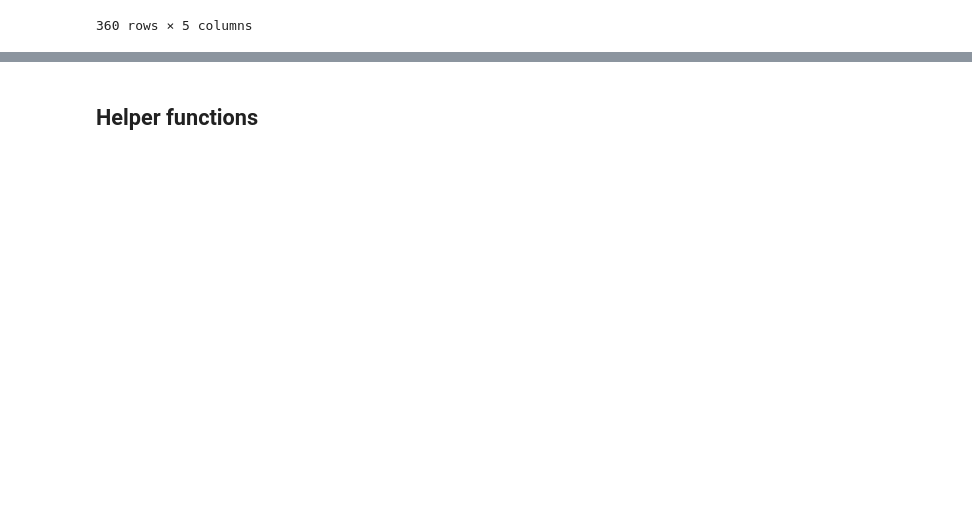
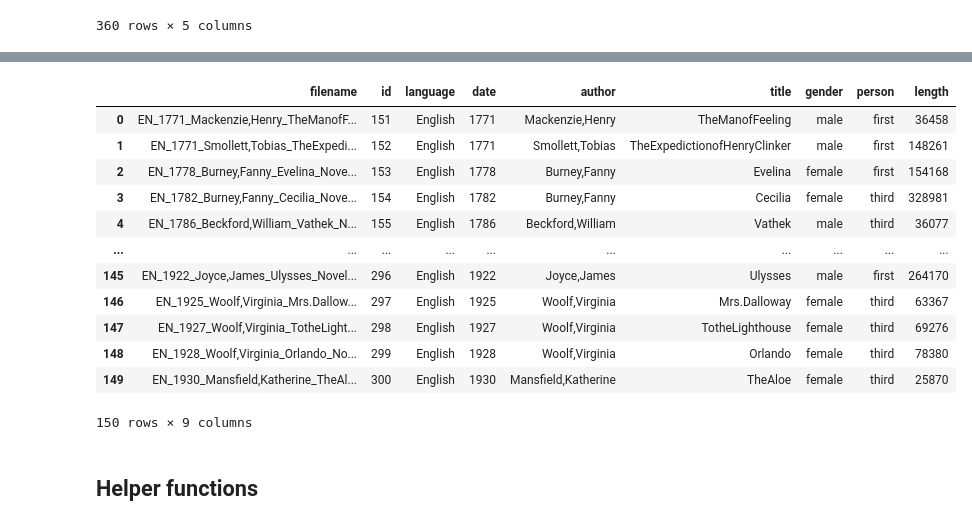
Before and after one commit to faithrts/science-explainers, a Jupyter notebook: science_explainer_analysis.ipynb, the cells around one changed output, grey strips where cells are left out. Saved outputs shown, nothing was run; the diff lists cells and outputs as text; code cells hidden in the pictures; blank space fills up the shorter version.

```diff
--- a/science_explainer_analysis.ipynb
+++ b/science_explainer_analysis.ipynb
@@ -82,2 +101,18 @@ Archive:  txt_lab_data.zip
+# %%
+fiction_df
+# %% [output]
+|  | filename | id | language | date | author | title | gender | person | length |
+| 0 | EN_1771_Mackenzie,Henry_TheManofF... | 151 | English | 1771 | Mackenzie,Henry | TheManofFeeling | male | first | 36458 |
+| 1 | EN_1771_Smollett,Tobias_TheExpedi... | 152 | English | 1771 | Smollett,Tobias | TheExpedictionofHenryClinker | male | first | 148261 |
+| 2 | EN_1778_Burney,Fanny_Evelina_Nove... | 153 | English | 1778 | Burney,Fanny | Evelina | female | first | 154168 |
+| 3 | EN_1782_Burney,Fanny_Cecilia_Nove... | 154 | English | 1782 | Burney,Fanny | Cecilia | female | third | 328981 |
+| 4 | EN_1786_Beckford,William_Vathek_N... | 155 | English | 1786 | Beckford,William | Vathek | male | third | 36077 |
+| ... | ... | ... | ... | ... | ... | ... | ... | ... | ... |
+| 145 | EN_1922_Joyce,James_Ulysses_Novel... | 296 | English | 1922 | Joyce,James | Ulysses | male | first | 264170 |
+| 146 | EN_1925_Woolf,Virginia_Mrs.Dallow... | 297 | English | 1925 | Woolf,Virginia | Mrs.Dalloway | female | third | 63367 |
+| 147 | EN_1927_Woolf,Virginia_TotheLight... | 298 | English | 1927 | Woolf,Virginia | TotheLighthouse | female | third | 69276 |
+| 148 | EN_1928_Woolf,Virginia_Orlando_No... | 299 | English | 1928 | Woolf,Virginia | Orlando | female | third | 78380 |
+| 149 | EN_1930_Mansfield,Katherine_TheAl... | 300 | English | 1930 | Mansfield,Katherine | TheAloe | female | third | 25870 |
+150 rows × 9 columns
 # %% [markdown]
 ## Helper functions
```
Also changed, not shown: parts of 20 cells of this notebook.
